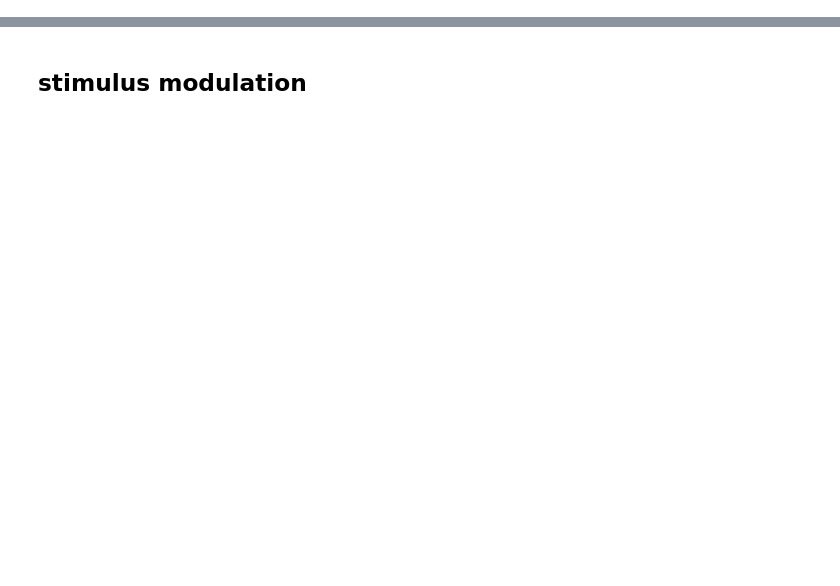
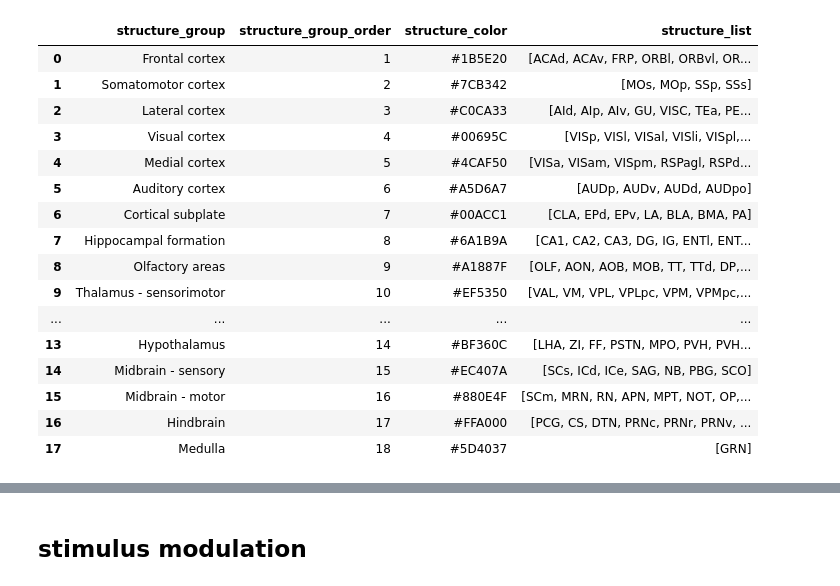
Before and after one commit to AllenInstitute/dynamic_routing_analysis, a Jupyter notebook: notebooks/single_unit_metrics_analysis.ipynb, the cells around one changed output, grey strips where cells are left out. Saved outputs shown, nothing was run; the diff lists cells and outputs as text; code cells hidden in the pictures; blank space fills up the shorter version.

```diff
--- a/notebooks/single_unit_metrics_analysis.ipynb
+++ b/notebooks/single_unit_metrics_analysis.ipynb
@@ -214,3 +263,24 @@ broad_structure_grouping = {
 sel_units['broad_structure'] = ''
 for group, structure_list in broad_structure_grouping.items():
     sel_units.loc[sel_units['structure'].isin(structure_list), 'broad_structure'] = group
+# %%
+simplified_structure_by_group_df = plot_utils.get_structure_colormap(by_structure=False,by_group=True)
+simplified_structure_by_group_df
+# %% [output]
+|  | structure_group | structure_group_order | structure_color | structure_list |
+| 0 | Frontal cortex | 1 | #1B5E20 | [ACAd, ACAv, FRP, ORBl, ORBvl, OR... |
+| 1 | Somatomotor cortex | 2 | #7CB342 | [MOs, MOp, SSp, SSs] |
+| 2 | Lateral cortex | 3 | #C0CA33 | [AId, AIp, AIv, GU, VISC, TEa, PE... |
+| 3 | Visual cortex | 4 | #00695C | [VISp, VISl, VISal, VISli, VISpl,... |
+| 4 | Medial cortex | 5 | #4CAF50 | [VISa, VISam, VISpm, RSPagl, RSPd... |
+| 5 | Auditory cortex | 6 | #A5D6A7 | [AUDp, AUDv, AUDd, AUDpo] |
+| 6 | Cortical subplate | 7 | #00ACC1 | [CLA, EPd, EPv, LA, BLA, BMA, PA] |
+| 7 | Hippocampal formation | 8 | #6A1B9A | [CA1, CA2, CA3, DG, IG, ENTl, ENT... |
+| 8 | Olfactory areas | 9 | #A1887F | [OLF, AON, AOB, MOB, TT, TTd, DP,... |
+| 9 | Thalamus - sensorimotor | 10 | #EF5350 | [VAL, VM, VPL, VPLpc, VPM, VPMpc,... |
+| ... | ... | ... | ... | ... |
+| 13 | Hypothalamus | 14 | #BF360C | [LHA, ZI, FF, PSTN, MPO, PVH, PVH... |
+| 14 | Midbrain - sensory | 15 | #EC407A | [SCs, ICd, ICe, SAG, NB, PBG, SCO] |
+| 15 | Midbrain - motor | 16 | #880E4F | [SCm, MRN, RN, APN, MPT, NOT, OP,... |
+| 16 | Hindbrain | 17 | #FFA000 | [PCG, CS, DTN, PRNc, PRNr, PRNv, ... |
+| 17 | Medulla | 18 | #5D4037 | [GRN] |
```
Also changed, not shown: parts of 23 cells of this notebook, 10 other files.
